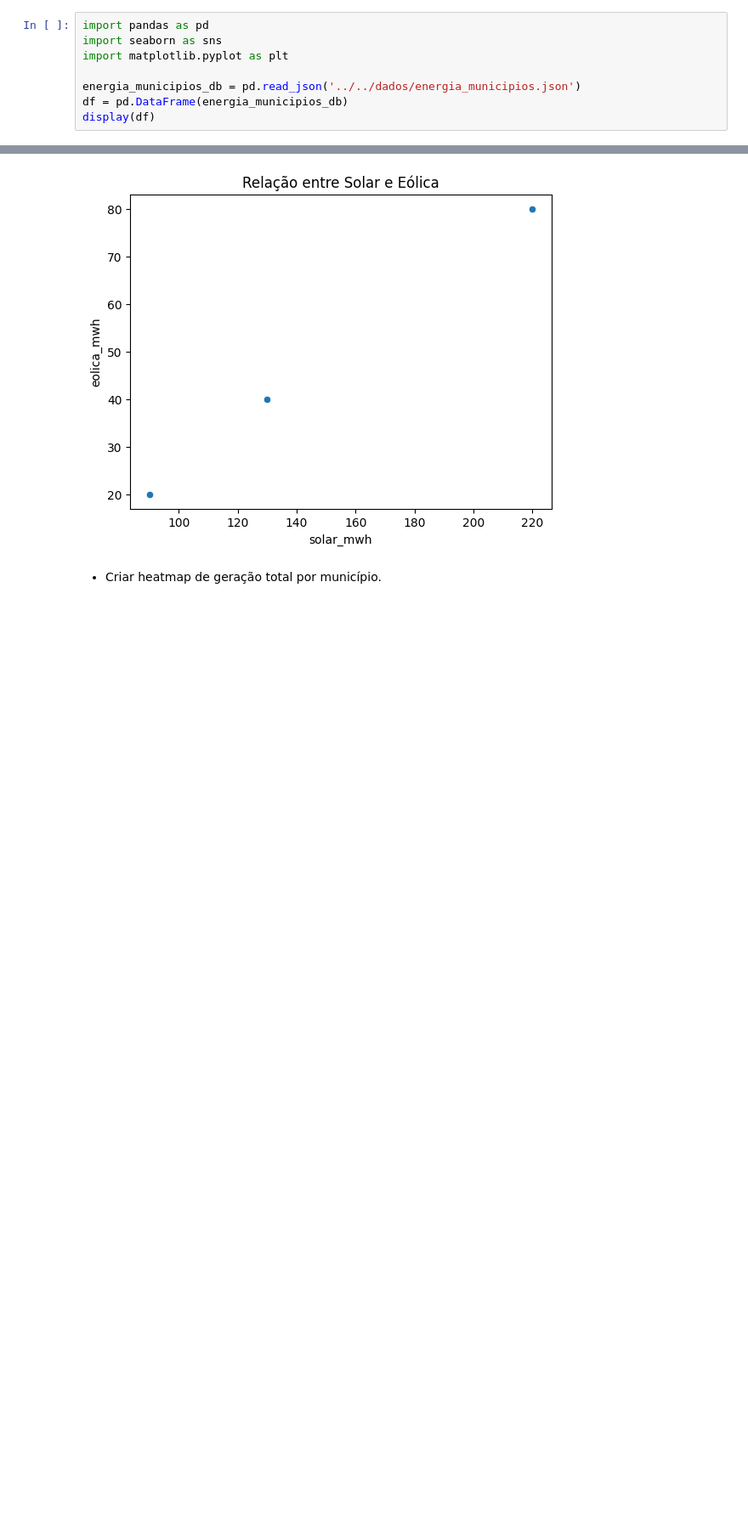
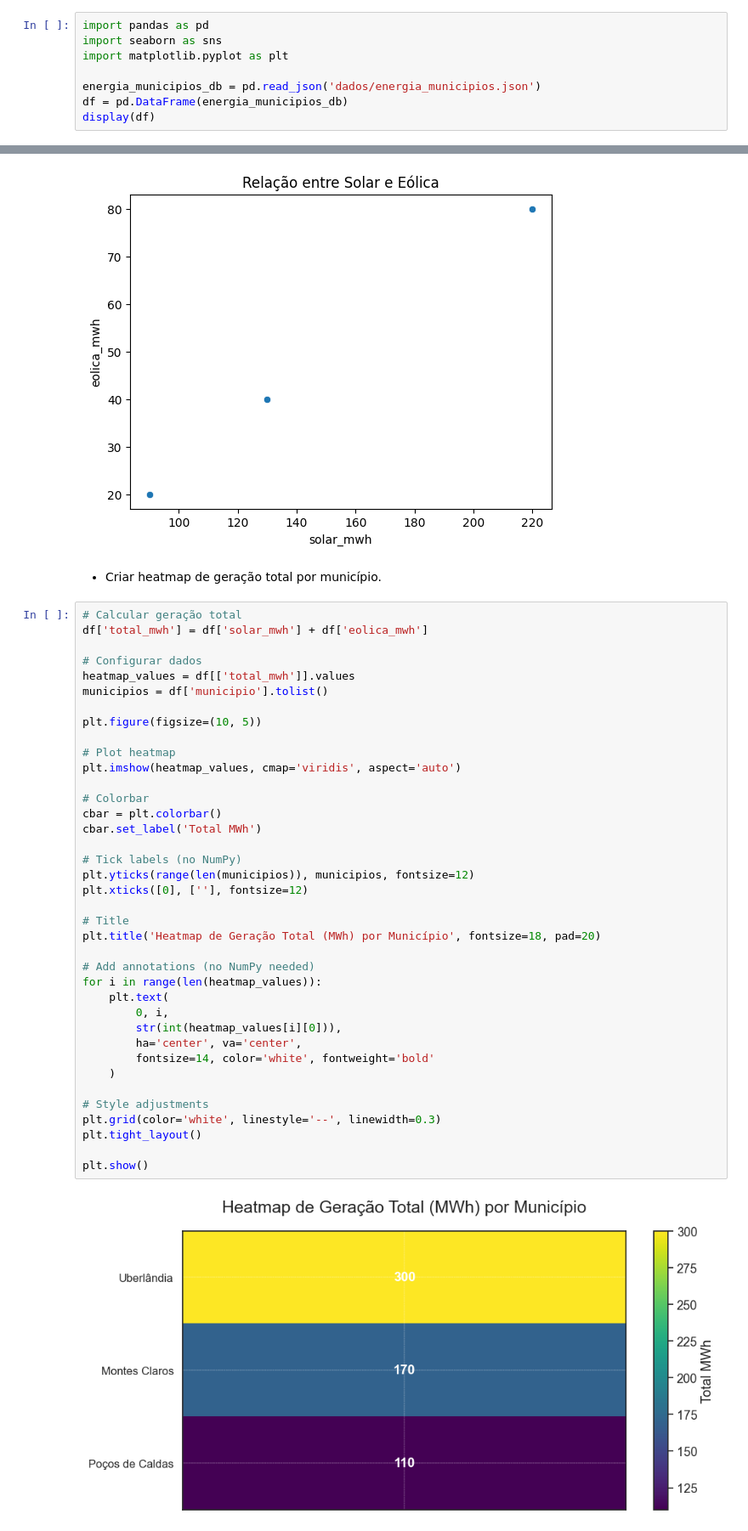
Before and after one commit to CesarRFernandes/BasesDeProgramacao, a Jupyter notebook: Python/UBD/AV2/Minimundo 3/minimundo3.ipynb, the cells around one changed output, grey strips where cells are left out. Shown: that part at 85% size. Cells and saved outputs as stored; diff of their text form; blank space fills up the shorter version.

```diff
--- a/Python/UBD/AV2/Minimundo 3/minimundo3.ipynb
+++ b/Python/UBD/AV2/Minimundo 3/minimundo3.ipynb
@@ -15,7 +15,7 @@ import pandas as pd
 import seaborn as sns
 import matplotlib.pyplot as plt
 
-energia_municipios_db = pd.read_json('../../dados/energia_municipios.json')
+energia_municipios_db = pd.read_json('dados/energia_municipios.json')
 df = pd.DataFrame(energia_municipios_db)
 display(df)
 # %% [output]
@@ -61,3 +61,43 @@ plt.show()
 [figure]
 # %% [markdown]
 * Criar heatmap de geração total por município.
+# %%
+# Calcular geração total
+df['total_mwh'] = df['solar_mwh'] + df['eolica_mwh']
+
+# Configurar dados
+heatmap_values = df[['total_mwh']].values
+municipios = df['municipio'].tolist()
+
+plt.figure(figsize=(10, 5))
+
+# Plot heatmap
+plt.imshow(heatmap_values, cmap='viridis', aspect='auto')
+
+# Colorbar
+cbar = plt.colorbar()
+cbar.set_label('Total MWh')
+
+# Tick labels (no NumPy)
+plt.yticks(range(len(municipios)), municipios, fontsize=12)
+plt.xticks([0], [''], fontsize=12)
+
+# Title
+plt.title('Heatmap de Geração Total (MWh) por Município', fontsize=18, pad=20)
+
+# Add annotations (no NumPy needed)
+for i in range(len(heatmap_values)):
+    plt.text(
+        0, i,
+        str(int(heatmap_values[i][0])),
+        ha='center', va='center',
+        fontsize=14, color='white', fontweight='bold'
+    )
+
+# Style adjustments
+plt.grid(color='white', linestyle='--', linewidth=0.3)
+plt.tight_layout()
+
+plt.show()
+# %% [output]
+[figure, added]
```
Also changed, not shown: 20 other files.
